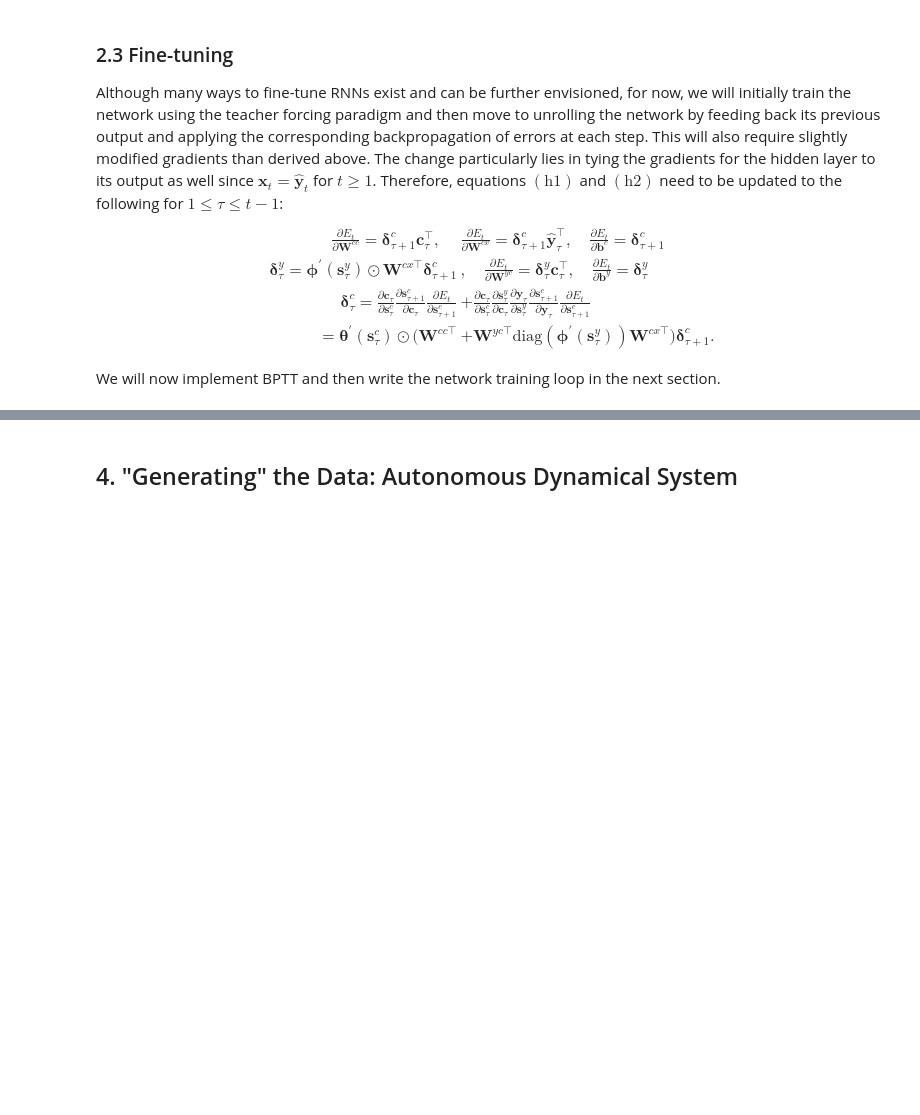
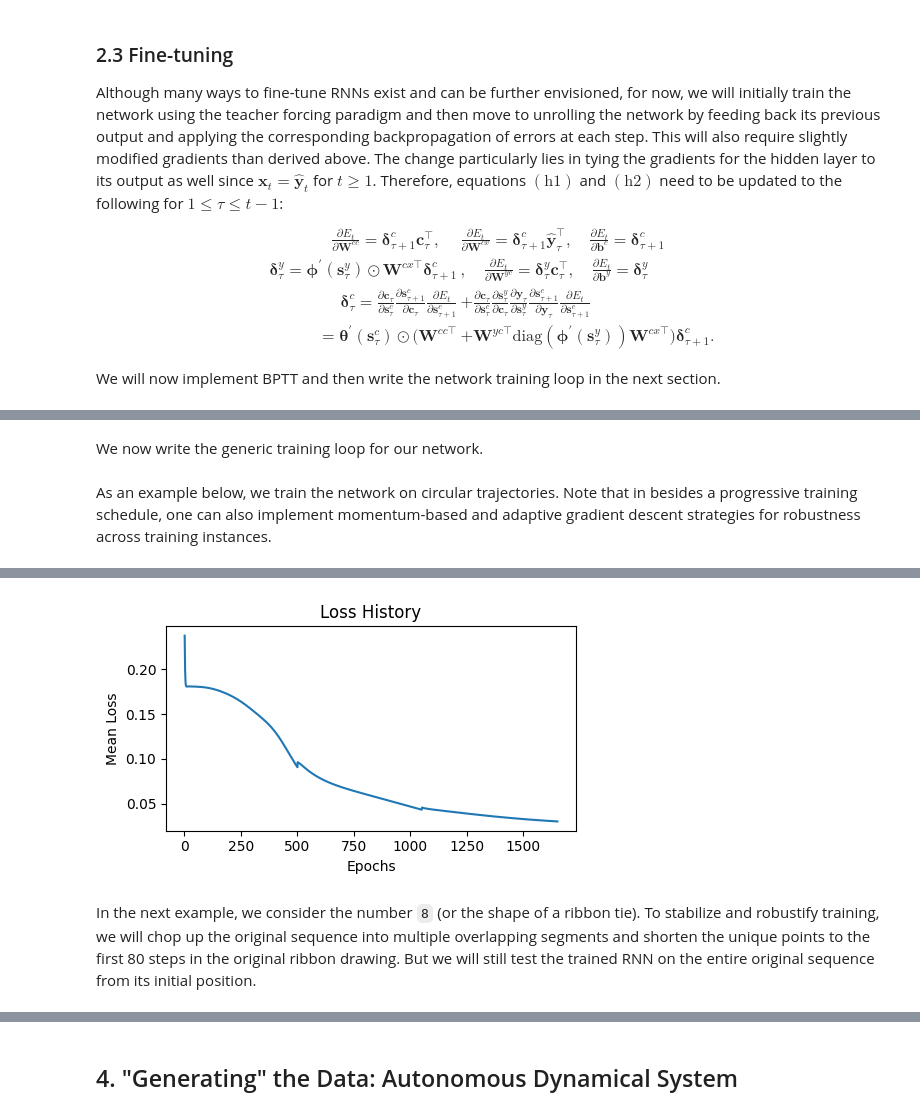
Before and after one commit to pranshumalik14/cognitive-neurorobotics-labs, a Jupyter notebook: vanilla_rnn/rnn.ipynb, the cells around one changed output, grey strips where cells are left out. Cells and saved outputs as stored; diff of their text form; code cells hidden in the pictures; blank space fills up the shorter version.

```diff
--- a/vanilla_rnn/rnn.ipynb
+++ b/vanilla_rnn/rnn.ipynb
@@ -343,10 +353,3 @@ Although many ways to fine-tune RNNs exist and can be further envisioned, for no
     \end{align*}$$
 
 We will now implement BPTT and then write the network training loop in the next section.
-# %%
-def bptt(self, ys, loss, T, alpha, fine_tune):
-    # makes more sense to do a full forward rollout till T and then backprop
-        # store the step inputs and outputs at each step for backprop
-    # loop through seqIDs in random order per epoch
-    grad_weights, grad_biases, grad_c0 = {}, {}, {}
-    return grad_weights, grad_biases, grad_c0
@@ -376,0 +419,17 @@ def train(self, ys, T=30, epochs=1000, alpha=0.001, fine_tune=False):
+# %%
+def apply_grad_c0(self, seqID, grad_c0, alpha):
+    # update initial contexts
+    self.update_c0(self.get_c0(seqID) - alpha * grad_c0, seqID)
+
+def apply_grad_weights_biases(self, grad_weights, grad_biases, alpha):
+    # update weights and biases
+    for param in grad_weights.keys():
+        setattr(self, param, getattr(self, param) - alpha * grad_weights[param])
+    for param in grad_biases.keys():
+        setattr(self, param, getattr(self, param) - alpha * grad_biases[param])
+
+# expand network class definition
+RNN.apply_grad_c0 = apply_grad_c0
+RNN.apply_grad_weights_biases = apply_grad_weights_biases
+# %% [markdown]
+We now write the generic training loop for our network.
@@ -376,0 +473,25 @@ def train(self, ys, T=30, epochs=1000, alpha=0.001, fine_tune=False):
+# %%
+def plot_loss_history(loss_hist, title="Loss History"):
+    """loss_hist: numpy array of shape (epochs,)"""
+    plt.figure(figsize=(5, 3))
+    plt.plot(np.arange(1, len(loss_hist)+1), loss_hist)
+    # add lables and title
+    plt.xlabel("Epochs")
+    plt.ylabel("Mean Loss")
+    plt.title(title)
+    return plt.tight_layout()
+# %% [markdown]
+As an example below, we train the network on circular trajectories. Note that in besides a progressive training schedule, one can also implement momentum-based and adaptive gradient descent strategies for robustness across training instances.
+# %%
+circle1 = np.load('./data/circle1.npz')['trajectory'].T
+circle2 = np.load('./data/circle2.npz')['trajectory'].T
+circle3 = np.load('./data/circle3.npz')['trajectory'].T
+circle_rnn = RNN(2, 2, 2, [Sigmoid(), Sigmoid()], seqIDs=['circle1', 'circle2', 'circle3'])
+circs = [circle1, circle2, circle3]
+# progressive training schedule
+loss_hist = np.zeros(0, float)
+for i in range(3):
+    hist = circle_rnn.train(circs, SquaredNorm(), T=15+i, alpha=1-0.25*i, epochs=500+50*i)
+    loss_hist = np.concatenate((loss_hist, hist))
+plot_loss_history(loss_hist)
+# %% [output]
@@ -376,0 +501,3 @@ def train(self, ys, T=30, epochs=1000, alpha=0.001, fine_tune=False):
+[figure, added]
+# %% [markdown]
+In the next example, we consider the number `8` (or the shape of a ribbon tie). To stabilize and robustify training, we will chop up the original sequence into multiple overlapping segments and shorten the unique points to the first 80 steps in the original ribbon drawing. But we will still test the trained RNN on the entire original sequence from its initial position.
```
Also changed, not shown: parts of 36 cells of this notebook.
